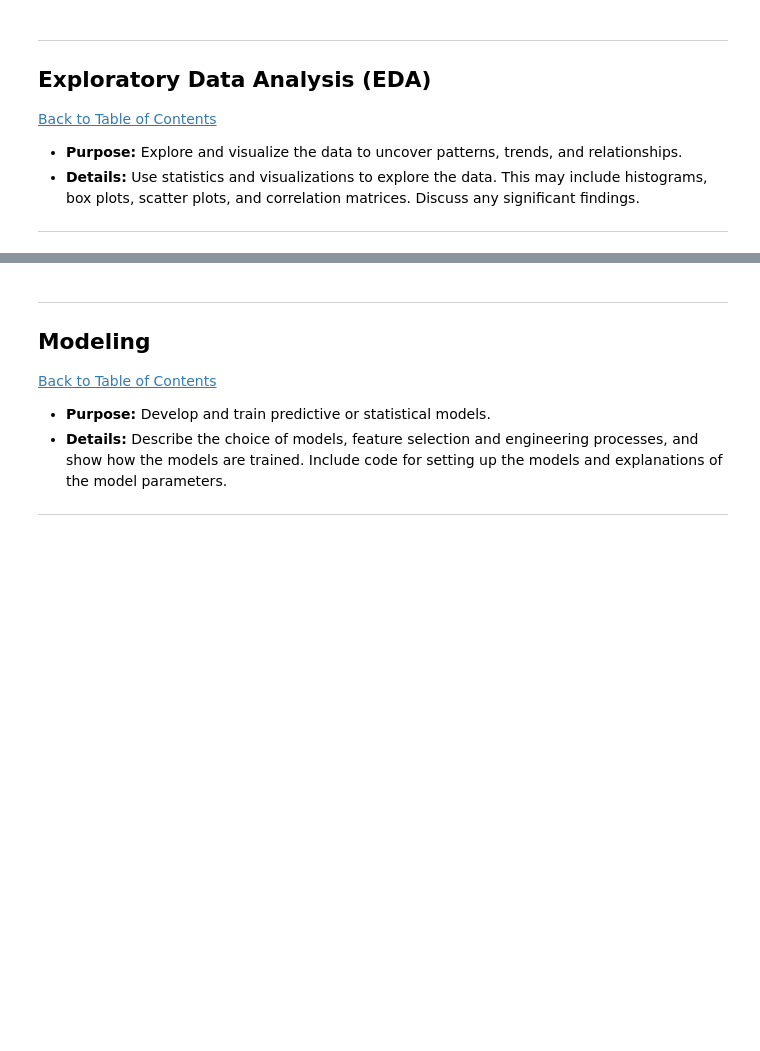
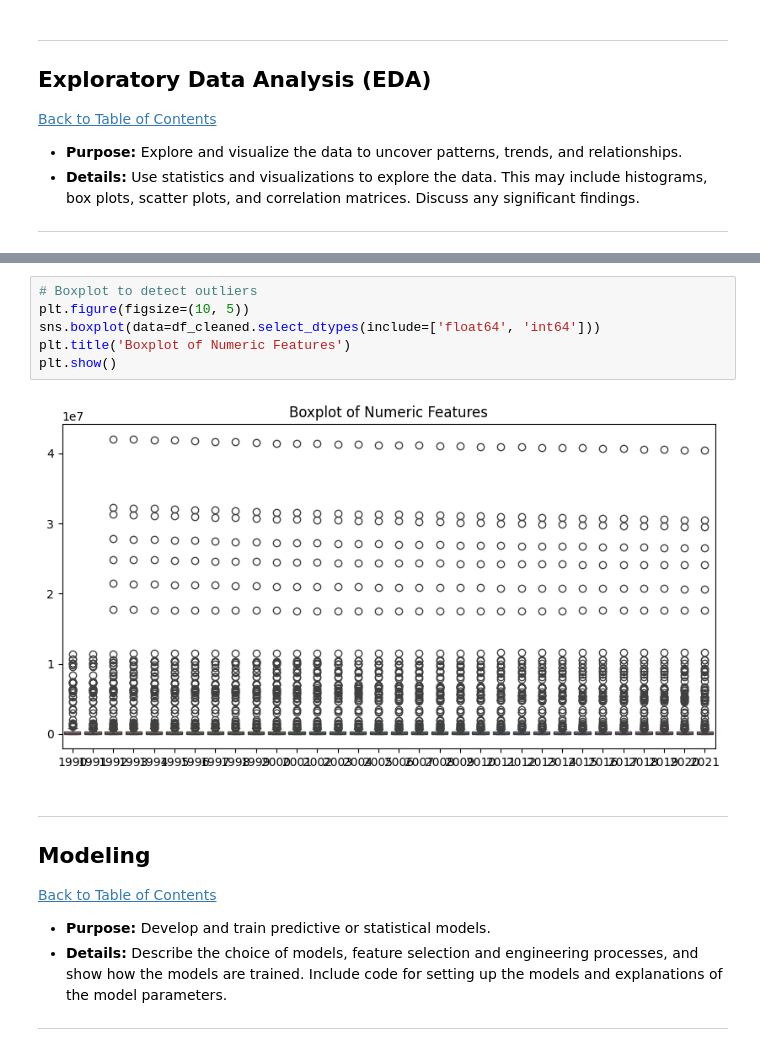
Before and after one commit to Ntembeko-Ngwane/QCTO-Workplace_Module_Global_Deforestation, a Jupyter notebook: QCTO---Global_Deforestation-Notebook.ipynb, the cells around one changed output, grey strips where cells are left out. Drawn from its saved outputs; the diff is of its cells as text; blank space fills up the shorter version.

```diff
--- a/QCTO---Global_Deforestation-Notebook.ipynb
+++ b/QCTO---Global_Deforestation-Notebook.ipynb
@@ -242,3 +250,11 @@ dtype: int64
+# %%
+# Boxplot to detect outliers
+plt.figure(figsize=(10, 5))
+sns.boxplot(data=df_cleaned.select_dtypes(include=['float64', 'int64']))
+plt.title('Boxplot of Numeric Features')
+plt.show()
+# %% [output]
+[figure, added]
 # %% [markdown]
 ---
 <a href=#six></a>
```
Also changed, not shown: parts of 2 cells of this notebook.
